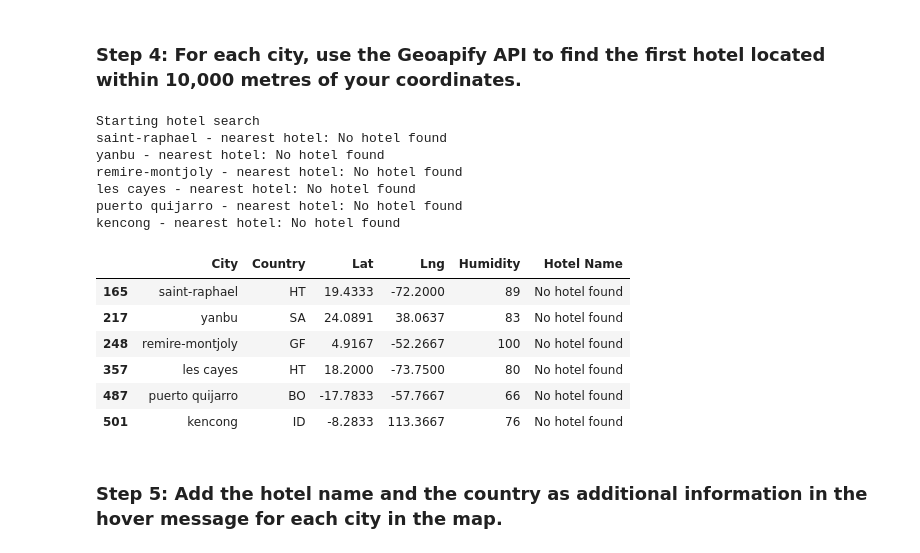
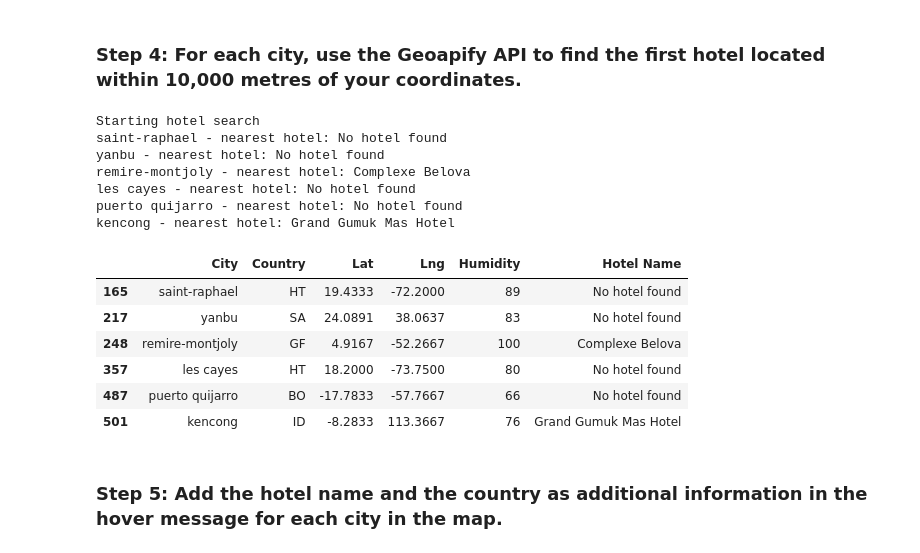
Before and after one commit to Wook22/Geographical_Data_Visualization, a Jupyter notebook: starter_code/VacationPy.ipynb, the cells around one changed output. Cells and saved outputs as stored; diff of their text form; code cells hidden in the pictures.

```diff
--- a/starter_code/VacationPy.ipynb
+++ b/starter_code/VacationPy.ipynb
@@ -139,7 +113,7 @@ df
 # Set parameters to search for a hotel
 radius = 10000
 params = {
-    "type": "hotel",
+    "categories": "accommodation.hotel",
     "limit": 1,
     "apiKey" : geoapify_key
 }
@@ -157,45 +131,43 @@ for index, row in hotel_df.iterrows():
     params["filter"] = f"circle:{lng},{lat},{radius}"
     params["bias"] = f"proximity:{lng},{lat}"
 
-    # params["filter"] = "circle:" + radius + "@" + lng + "," + lat
-    # params["bias"] = "proximity:" + lng + "," + lat
 
     # Set base URL
-    base_url = "https://api.geoapify.com/v2/places"
+    base_url = "https://api.geoapify.com/v2/places?"
 
 
     # Make and API request using the params dictionaty
     name_address = requests.get(base_url, params=params)
 
     # Convert the API response to JSON format
     name_address = name_address.json()
 
     # Grab the first hotel from the results and store the name in the hotel_df DataFrame
     try:
         hotel_df.loc[index, "Hotel Name"] = name_address["features"][0]["properties"]["name"]
     except (KeyError, IndexError):
         # If no hotel is found, set the hotel name as "No hotel found".
         hotel_df.loc[index, "Hotel Name"] = "No hotel found"
 
     # Log the search results
     print(f"{hotel_df.loc[index, 'City']} - nearest hotel: {hotel_df.loc[index, 'Hotel Name']}")
 
 # Display sample data
 hotel_df
 # %% [output]
 Starting hotel search
 saint-raphael - nearest hotel: No hotel found
 yanbu - nearest hotel: No hotel found
-remire-montjoly - nearest hotel: No hotel found
+remire-montjoly - nearest hotel: Complexe Belova
 les cayes - nearest hotel: No hotel found
 puerto quijarro - nearest hotel: No hotel found
-kencong - nearest hotel: No hotel found
+kencong - nearest hotel: Grand Gumuk Mas Hotel
 |  | City | Country | Lat | Lng | Humidity | Hotel Name |
 | 165 | saint-raphael | HT | 19.4333 | -72.2000 | 89 | No hotel found |
 | 217 | yanbu | SA | 24.0891 | 38.0637 | 83 | No hotel found |
-| 248 | remire-montjoly | GF | 4.9167 | -52.2667 | 100 | No hotel found |
+| 248 | remire-montjoly | GF | 4.9167 | -52.2667 | 100 | Complexe Belova |
 | 357 | les cayes | HT | 18.2000 | -73.7500 | 80 | No hotel found |
 | 487 | puerto quijarro | BO | -17.7833 | -57.7667 | 66 | No hotel found |
-| 501 | kencong | ID | -8.2833 | 113.3667 | 76 | No hotel found |
+| 501 | kencong | ID | -8.2833 | 113.3667 | 76 | Grand Gumuk Mas Hotel |
 # %% [markdown]
 ### Step 5: Add the hotel name and the country as additional information in the hover message for each city in the map.
```
Also changed, not shown: parts of 4 cells of this notebook.
